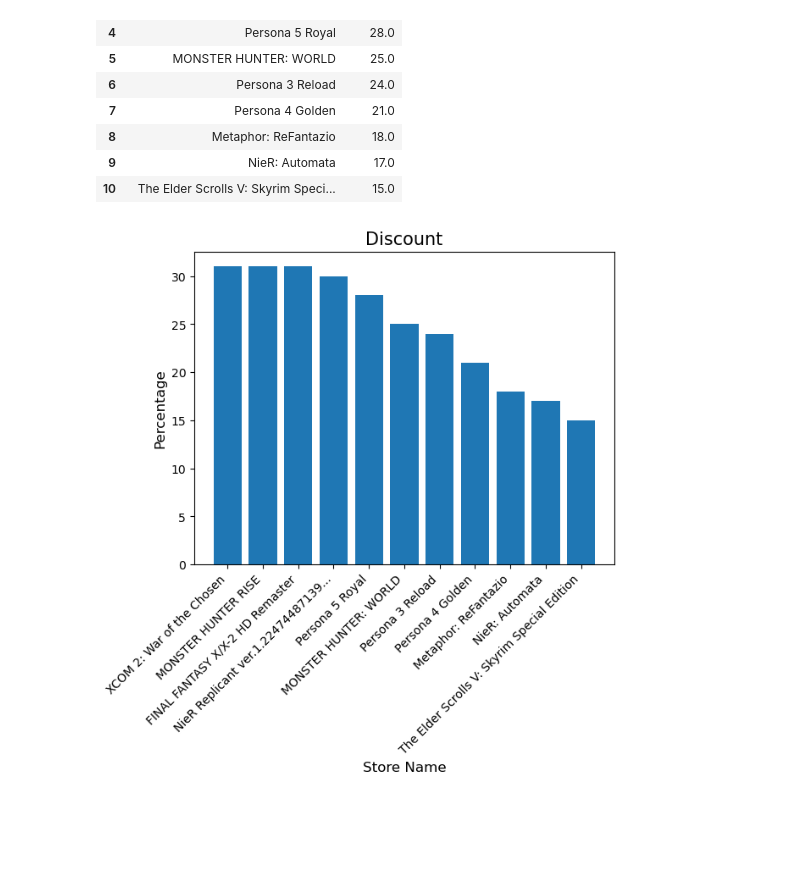
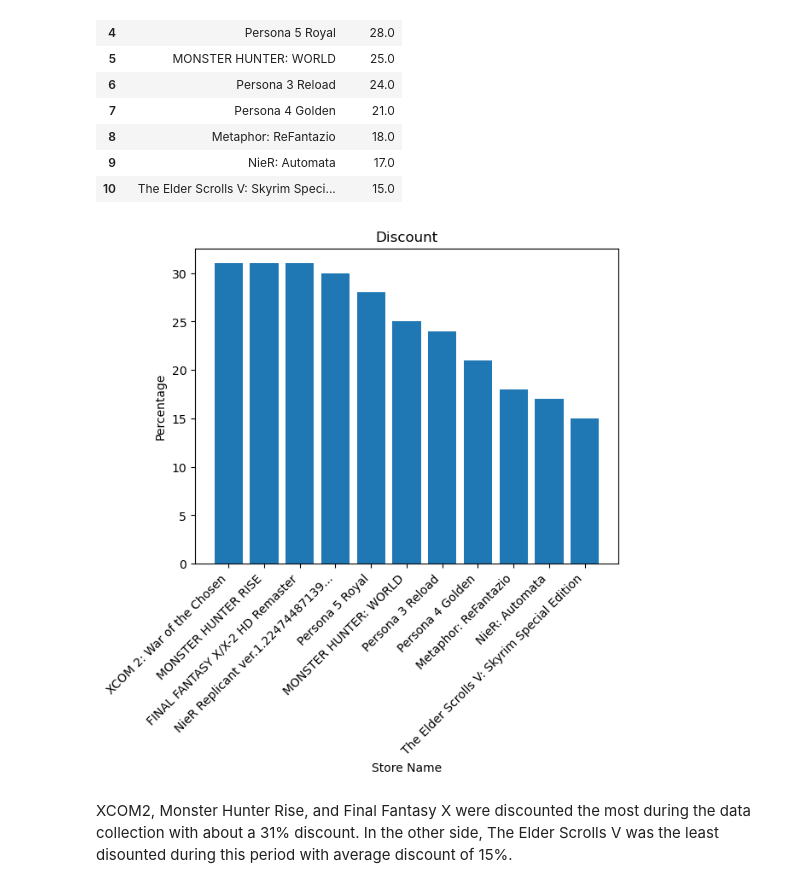
Before and after one commit to Christopher-Arzate/Gaming-Library, a Jupyter notebook: Library Analysis.ipynb, the cells around one changed output. Drawn from its saved outputs; the diff is of its cells as text; code cells hidden in the pictures; blank space fills up the shorter version.

```diff
--- a/Library Analysis.ipynb
+++ b/Library Analysis.ipynb
@@ -94,10 +95,12 @@ game_sav
 | 10 | The Elder Scrolls V: Skyrim Speci... | 15.0 |
 # %%
 plt.bar(game_sav['title'], game_sav['savings'])
-plt.title('Discount',fontsize=15)
-plt.xlabel('Store Name',fontsize=12)
-plt.ylabel('Percentage',fontsize=12)
+plt.title('Discount')
+plt.xlabel('Store Name')
+plt.ylabel('Percentage')
 plt.xticks(rotation=45, ha='right')
 plt.show()
 # %% [output]
-[figure, old version]
+[figure, new version]
+# %% [markdown]
+XCOM2, Monster Hunter Rise, and Final Fantasy X were discounted the most during the data collection with about a 31% discount. In the other side, The Elder Scrolls V was the least disounted during this period with average discount of 15%.
```
Also changed, not shown: parts of 51 cells of this notebook.
